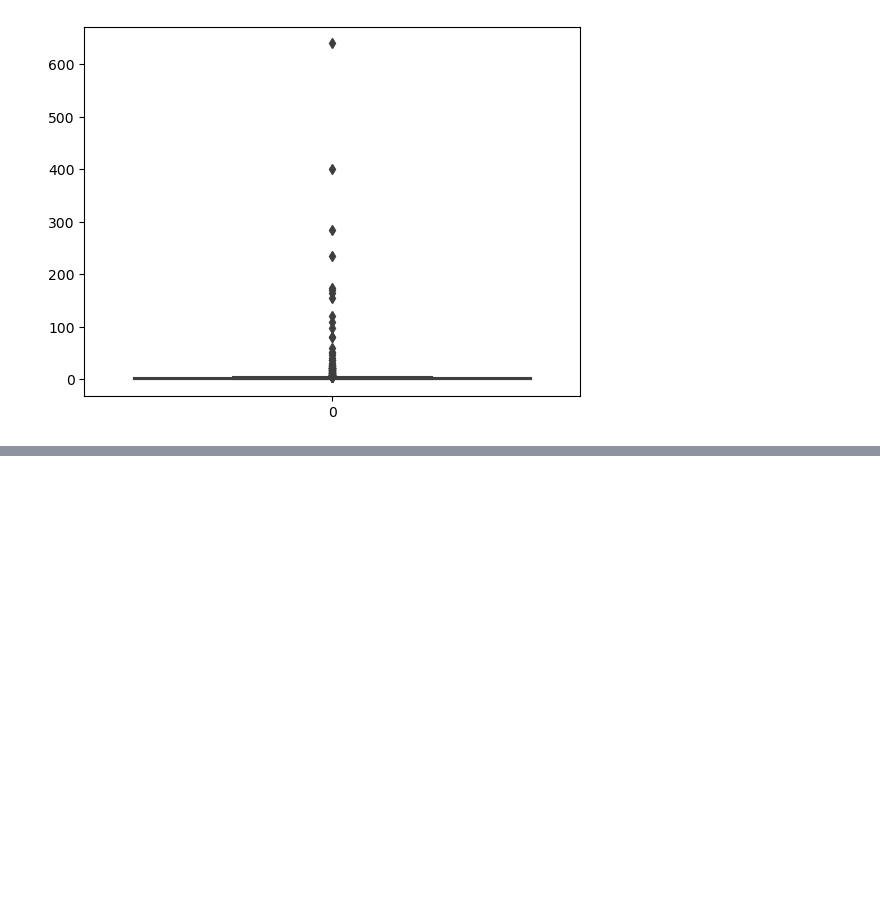
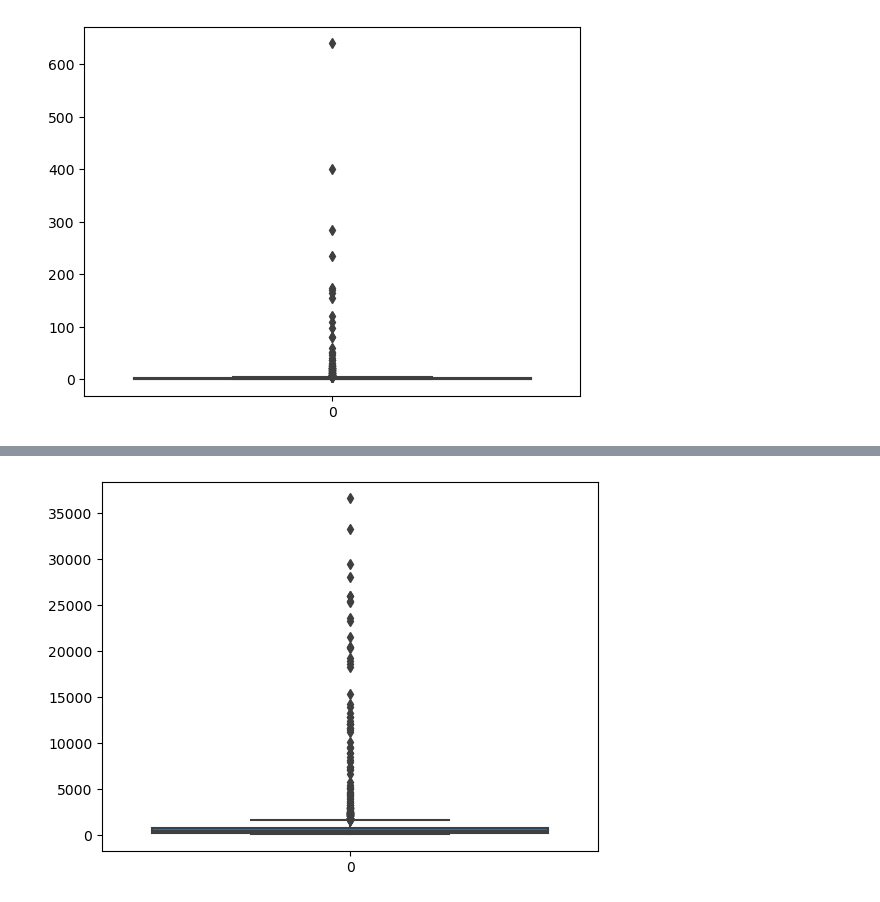
Before and after one commit to usmanadaudu/water_potability_prediction_web_app, a Jupyter notebook: notebooks/Untitled.ipynb, the cells around one changed output, grey strips where cells are left out. Cells and saved outputs as stored; diff of their text form; code cells hidden in the pictures; blank space fills up the shorter version.

```diff
--- a/notebooks/Untitled.ipynb
+++ b/notebooks/Untitled.ipynb
@@ -1501,0 +1510,4 @@ sns.boxplot(df['Nitrate']);
+# %%
+sns.boxplot(df['Conductivity']);
+# %% [output]
+[figure, added]
```
Also changed, not shown: parts of 152 cells of this notebook.
